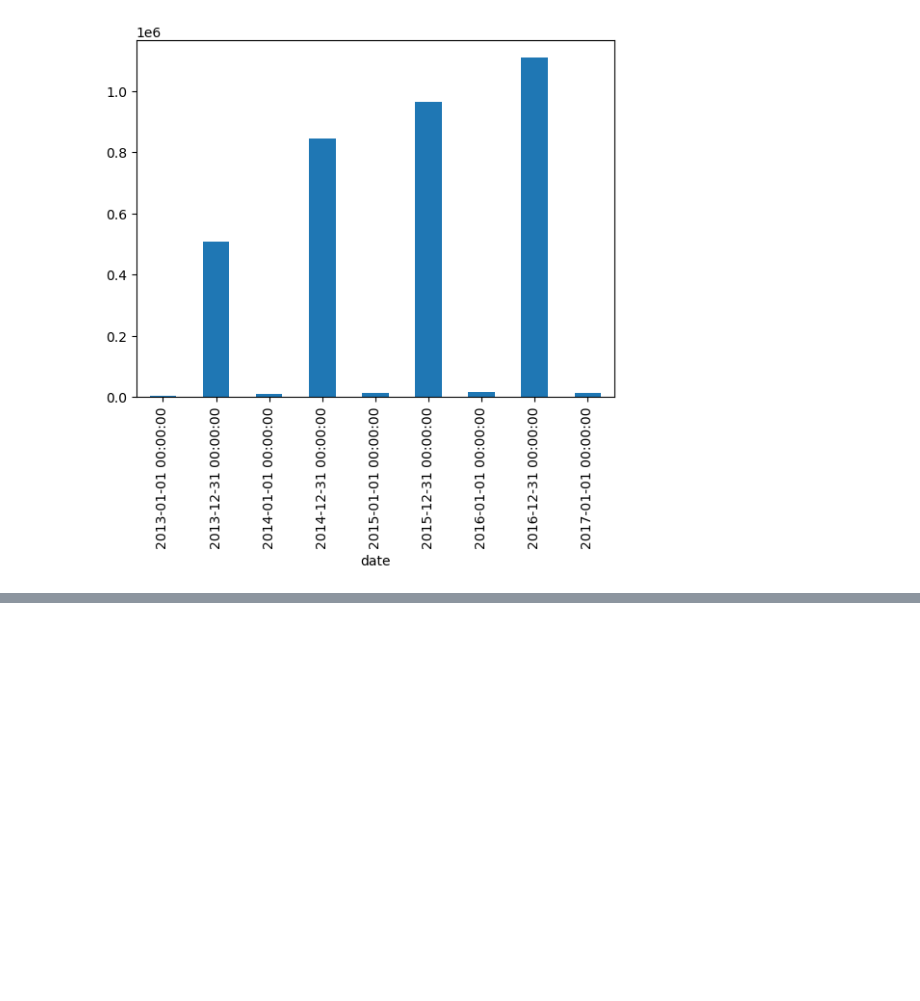
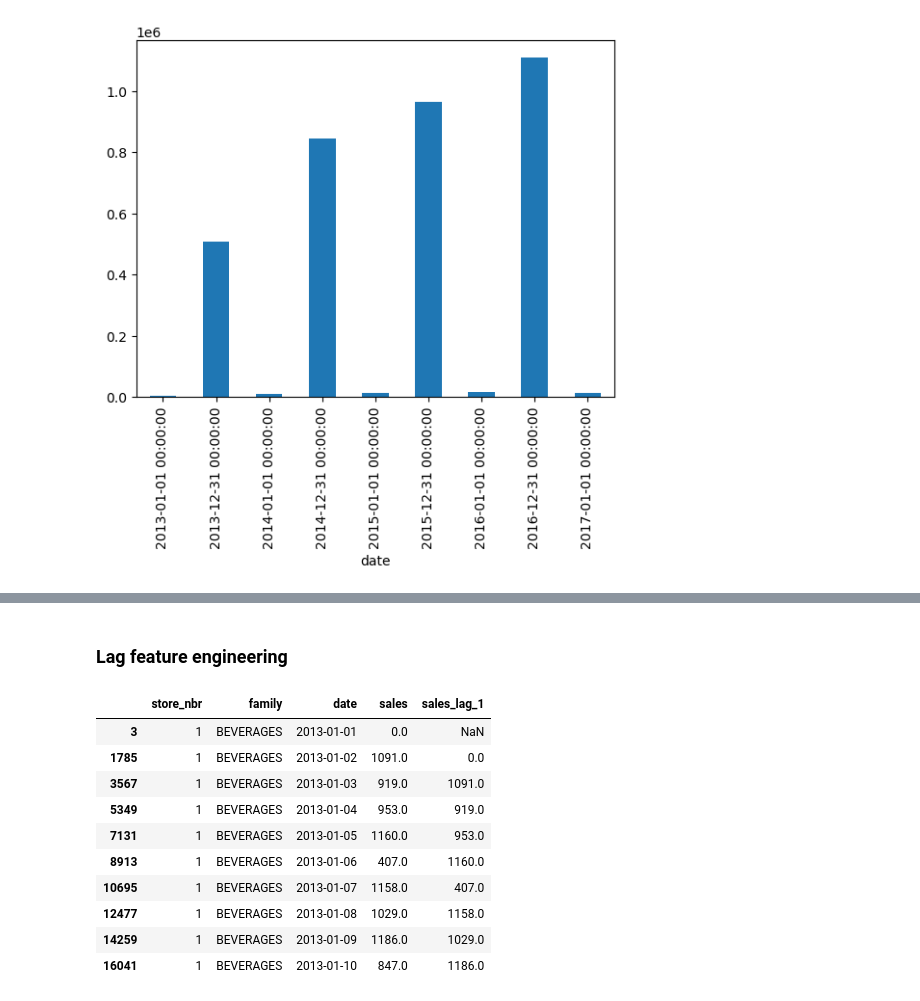
Before and after one commit to s-lien-0/data-science-engineering-challenge, a Jupyter notebook: challenge_06_store-sales-time-series-forecasting/analysis/analysis.ipynb, the cells around one changed output, grey strips where cells are left out. Cells and saved outputs as stored; diff of their text form; code cells hidden in the pictures; blank space fills up the shorter version.

```diff
--- a/challenge_06_store-sales-time-series-forecasting/analysis/analysis.ipynb
+++ b/challenge_06_store-sales-time-series-forecasting/analysis/analysis.ipynb
@@ -96,0 +158,18 @@ family_sales.plot(figsize=(15, 6), alpha=0.5, title='Daily Sales per Product Fam
+# %% [markdown]
+### Lag feature engineering
+# %%
+df['sales_lag_1'] = df.groupby(['store_nbr', 'family'])['sales'].shift(1)
+check = df[['store_nbr', 'family', 'date', 'sales', 'sales_lag_1']]
+check[(check['store_nbr'] == 1) & (check['family'] == 'BEVERAGES')].head(10)
+# %% [output]
+|  | store_nbr | family | date | sales | sales_lag_1 |
+| 3 | 1 | BEVERAGES | 2013-01-01 | 0.0 | NaN |
+| 1785 | 1 | BEVERAGES | 2013-01-02 | 1091.0 | 0.0 |
+| 3567 | 1 | BEVERAGES | 2013-01-03 | 919.0 | 1091.0 |
+| 5349 | 1 | BEVERAGES | 2013-01-04 | 953.0 | 919.0 |
+| 7131 | 1 | BEVERAGES | 2013-01-05 | 1160.0 | 953.0 |
+| 8913 | 1 | BEVERAGES | 2013-01-06 | 407.0 | 1160.0 |
+| 10695 | 1 | BEVERAGES | 2013-01-07 | 1158.0 | 407.0 |
+| 12477 | 1 | BEVERAGES | 2013-01-08 | 1029.0 | 1158.0 |
+| 14259 | 1 | BEVERAGES | 2013-01-09 | 1186.0 | 1029.0 |
+| 16041 | 1 | BEVERAGES | 2013-01-10 | 847.0 | 1186.0 |
```
Also changed, not shown: parts of 28 cells of this notebook.
